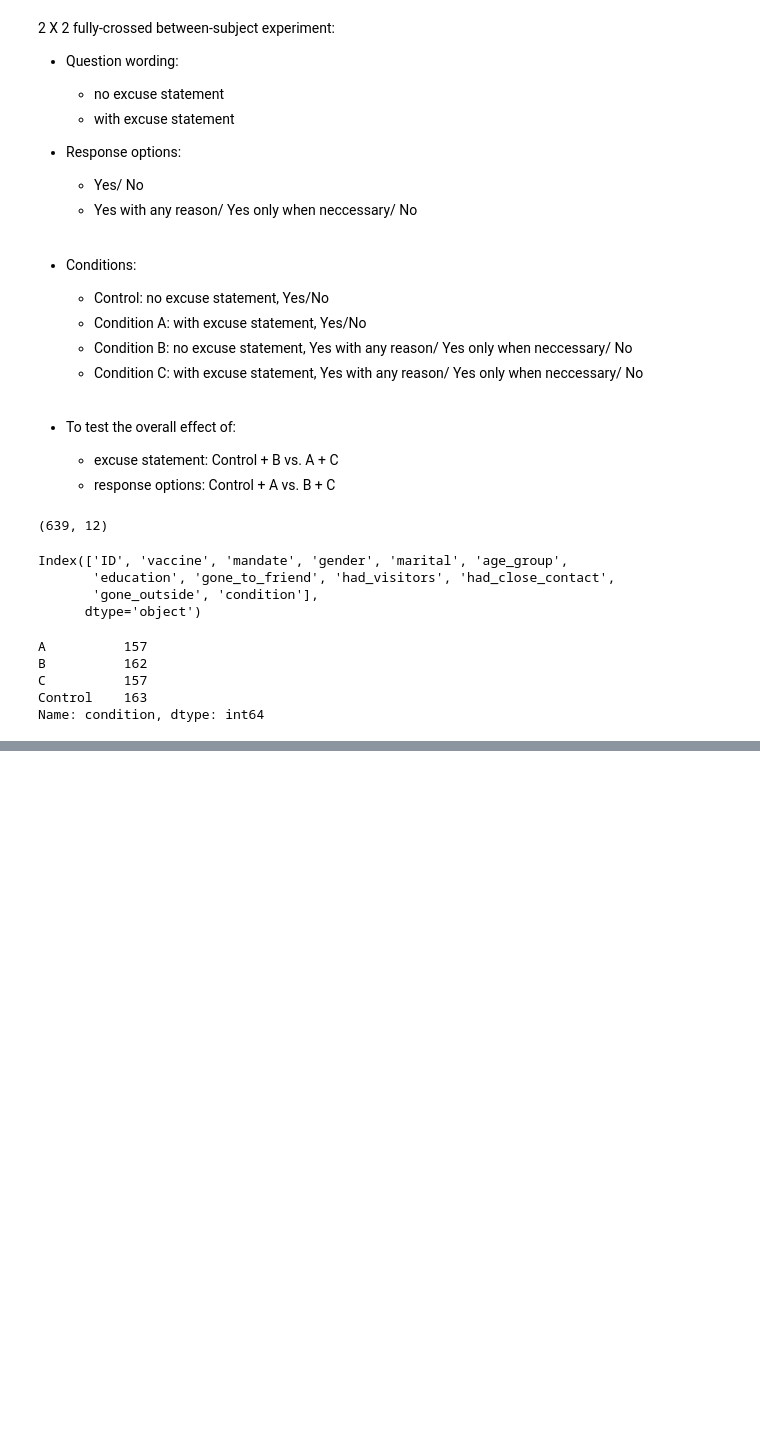
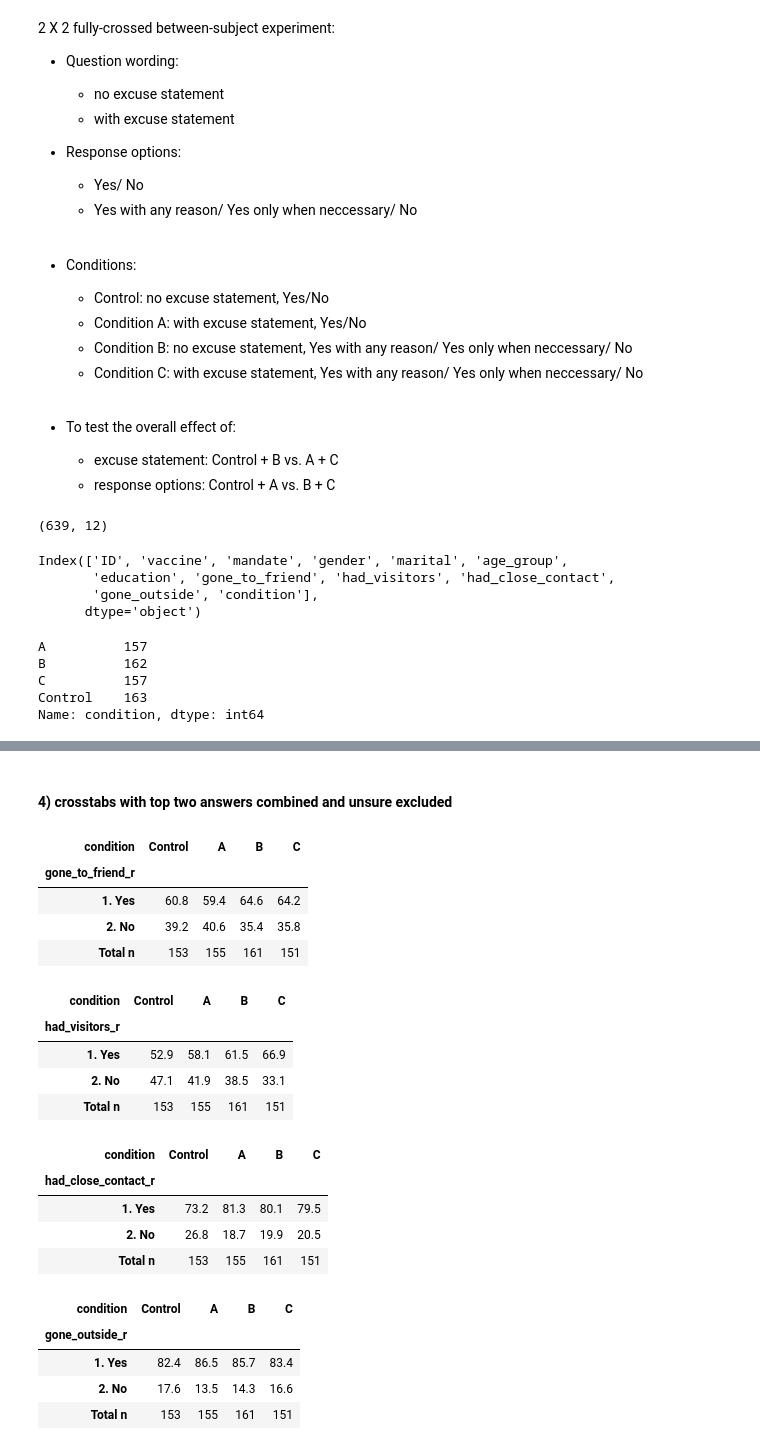
Before and after one commit to rosalynnyang/fb_uas_study, a Jupyter notebook: report/8_SD_experiment_analysis.ipynb, the cells around one changed output, grey strips where cells are left out. Cells and saved outputs as stored; diff of their text form; code cells hidden in the pictures; blank space fills up the shorter version.

```diff
--- a/report/8_SD_experiment_analysis.ipynb
+++ b/report/8_SD_experiment_analysis.ipynb
@@ -123,0 +177,27 @@ util.crosstab_percent_table('gone_outside', 'condition', df, conditions)
+# %% [markdown]
+#### 4) crosstabs with top two answers combined and unsure excluded
+# %%
+for col in recoded_cols:
+    util.crosstab_percent_table(col, 'condition', df_no_miss, conditions)
+    print('\n')
+# %% [output]
+| condition | Control | A | B | C |
+| gone_to_friend_r |  |  |  |  |
+| 1. Yes | 60.8 | 59.4 | 64.6 | 64.2 |
+| 2. No | 39.2 | 40.6 | 35.4 | 35.8 |
+| Total n | 153 | 155 | 161 | 151 |
+| condition | Control | A | B | C |
+| had_visitors_r |  |  |  |  |
+| 1. Yes | 52.9 | 58.1 | 61.5 | 66.9 |
+| 2. No | 47.1 | 41.9 | 38.5 | 33.1 |
+| Total n | 153 | 155 | 161 | 151 |
+| condition | Control | A | B | C |
+| had_close_contact_r |  |  |  |  |
+| 1. Yes | 73.2 | 81.3 | 80.1 | 79.5 |
+| 2. No | 26.8 | 18.7 | 19.9 | 20.5 |
+| Total n | 153 | 155 | 161 | 151 |
+| condition | Control | A | B | C |
+| gone_outside_r |  |  |  |  |
+| 1. Yes | 82.4 | 86.5 | 85.7 | 83.4 |
+| 2. No | 17.6 | 13.5 | 14.3 | 16.6 |
+| Total n | 153 | 155 | 161 | 151 |
```
Also changed, not shown: parts of 23 cells of this notebook.
